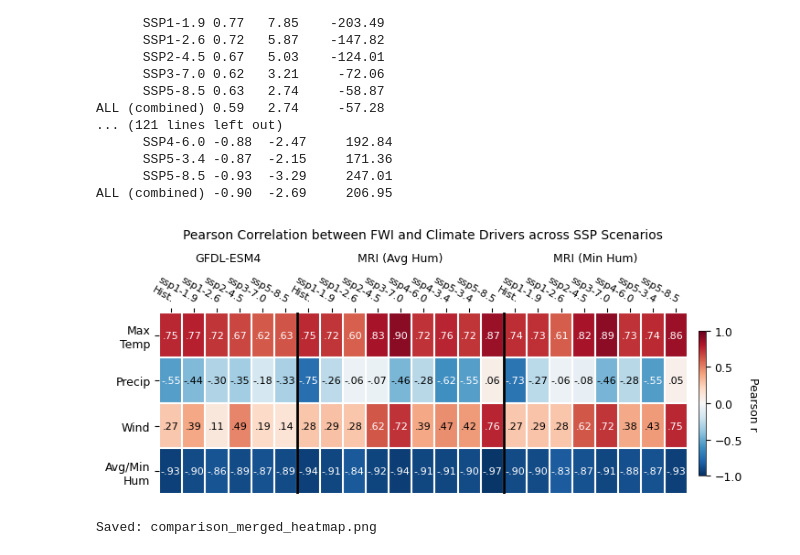
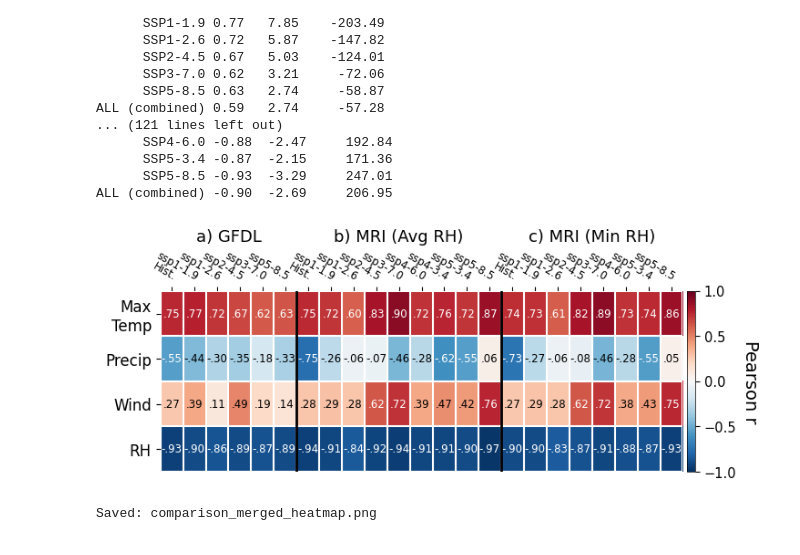
Before and after one commit to Thunthita/ClimateChangeonWildfire, a Jupyter notebook: new/src/All/Model_Comparison_Heatmap.ipynb, the cells around one changed output. Saved outputs shown, nothing was run; the diff lists cells and outputs as text; code cells hidden in the pictures.

```diff
--- a/new/src/All/Model_Comparison_Heatmap.ipynb
+++ b/new/src/All/Model_Comparison_Heatmap.ipynb
@@ -361,16 +361,16 @@ SCENARIO_LABELS = {
 }
 
 MODEL_CONFIGS = [
-    dict(key="GFDL-ESM4",            label="GFDL-ESM4",
+    dict(key="GFDL-ESM4",            label="GFDL",
          scenarios=["historical","ssp119","ssp126","ssp245","ssp370","ssp585"]),
-    dict(key="MRI-ESM2-0 (hurs)",    label="MRI (Avg Hum)",
+    dict(key="MRI-ESM2-0 (hurs)",    label="MRI (Avg RH)",
          scenarios=["historical","ssp119","ssp126","ssp245","ssp370","ssp460","ssp434","ssp534","ssp585"]),
-    dict(key="MRI-ESM2-0 (hursmin)", label="MRI (Min Hum)",
+    dict(key="MRI-ESM2-0 (hursmin)", label="MRI (Min RH)",
          scenarios=["historical","ssp119","ssp126","ssp245","ssp370","ssp460","ssp534","ssp585"]),
 ]
 
 VAR_ORDER  = ["tasmax", "pr", "sfcWind", "hum"]
-VAR_LABELS = ["Max\nTemp", "Precip", "Wind", "Avg/Min\nHum"]
+VAR_LABELS = ["Max\nTemp", "Precip", "Wind", "RH"]
 
 # ── Build full matrix ─────────────────────────────────────────────────────────
 all_col_labels = []
@@ -407,53 +407,55 @@ fig, ax = plt.subplots(figsize=(FIG_W, FIG_H))
 
 im = ax.imshow(full_matrix, cmap="RdBu_r", vmin=-1, vmax=1, aspect="auto")
 
-cbar = fig.colorbar(im, ax=ax, shrink=0.8, fraction=0.025, pad=0.02,
-                    ticks=[-1, -0.5, 0, 0.5, 1])
-cbar.ax.set_ylabel("Pearson r", rotation=-90, va="bottom", fontsize=9)
-cbar.ax.tick_params(labelsize=9)
+from mpl_toolkits.axes_grid1 import make_axes_locatable
+divider = make_axes_locatable(ax)
+cax = divider.append_axes("right", size="1.5%", pad=0.05)
+cbar = fig.colorbar(im, cax=cax, ticks=[-1, -0.5, 0, 0.5, 1])
+cbar.ax.set_ylabel("Pearson r", rotation=-90, va="bottom", fontsize=14)
+cbar.ax.tick_params(labelsize=10.5)
 cbar.outline.set_linewidth(0.5)
 
 ax.set_xticks(range(n_cols))
-ax.set_xticklabels(all_col_labels, fontsize=8)
+ax.set_xticklabels(all_col_labels, fontsize=8.5)
 ax.set_yticks(range(4))
-ax.set_yticklabels(VAR_LABELS, fontsize=9)
+ax.set_yticklabels(VAR_LABELS, fontsize=12)
 ax.tick_params(top=True, bottom=False, labeltop=True, labelbottom=False)
 plt.setp(ax.get_xticklabels(), rotation=-30, ha="right", rotation_mode="anchor")
 
 for spine in ax.spines.values():
     spine.set_visible(False)
 ax.set_xticks(np.arange(n_cols + 1) - .5, minor=True)
 ax.set_yticks(np.arange(5) - .5, minor=True)
 ax.grid(which="minor", color="w", linestyle="-", linewidth=1.5)
 ax.tick_params(which="minor", bottom=False, left=False)
 
 def _fmt(x, pos):
     return f"{x:.2f}".replace("0.", ".").replace("-0.", "-.")
 fmt = matplotlib.ticker.FuncFormatter(_fmt)
 for i in range(4):
     for j in range(n_cols):
         val = full_matrix[i, j]
         if np.isfinite(val):
             color = "white" if abs(val) > 0.5 else "black"
             ax.text(j, i, fmt(val, None), ha="center", va="center",
-                    color=color, fontsize=8)
+                    color=color, fontsize=8.5)
 
 # Model group dividers (thick white line) + labels
 x_pos = -0.5
-for cfg, size in zip(MODEL_CONFIGS, group_sizes):
+for grp_i, (cfg, size) in enumerate(zip(MODEL_CONFIGS, group_sizes)):
     mid = x_pos + size / 2
-    ax.text(mid, -1.7, cfg["label"], ha="center", va="center",
-            fontsize=9, transform=ax.transData)
+    ax.text(mid, -1.7, f'{chr(97+grp_i)}) {cfg["label"]}', ha="center", va="center",
+            fontsize=13, transform=ax.transData)
     x_pos += size
     if x_pos < n_cols - 0.5:
         ax.axvline(x=x_pos, color="black", linewidth=2, zorder=3)
 
-ax.set_title("Pearson Correlation between FWI and Climate Drivers across SSP Scenarios", pad=28, fontsize=10)
+# ax.set_title("Pearson Correlation between FWI and Climate Drivers across SSP Scenarios", pad=28, fontsize=10)
 
 plt.tight_layout()
-plt.savefig("comparison_merged_heatmap.png", dpi=300, bbox_inches="tight")
+plt.savefig("Pict/comparison_merged_heatmap.png", dpi=1000, bbox_inches="tight")
 plt.show()
 print("Saved: comparison_merged_heatmap.png")
 # %% [output]
-[figure, old version]
+[figure, new version]
 Saved: comparison_merged_heatmap.png
```
Also changed, not shown: parts of 5 cells of this notebook, 19 other files.
